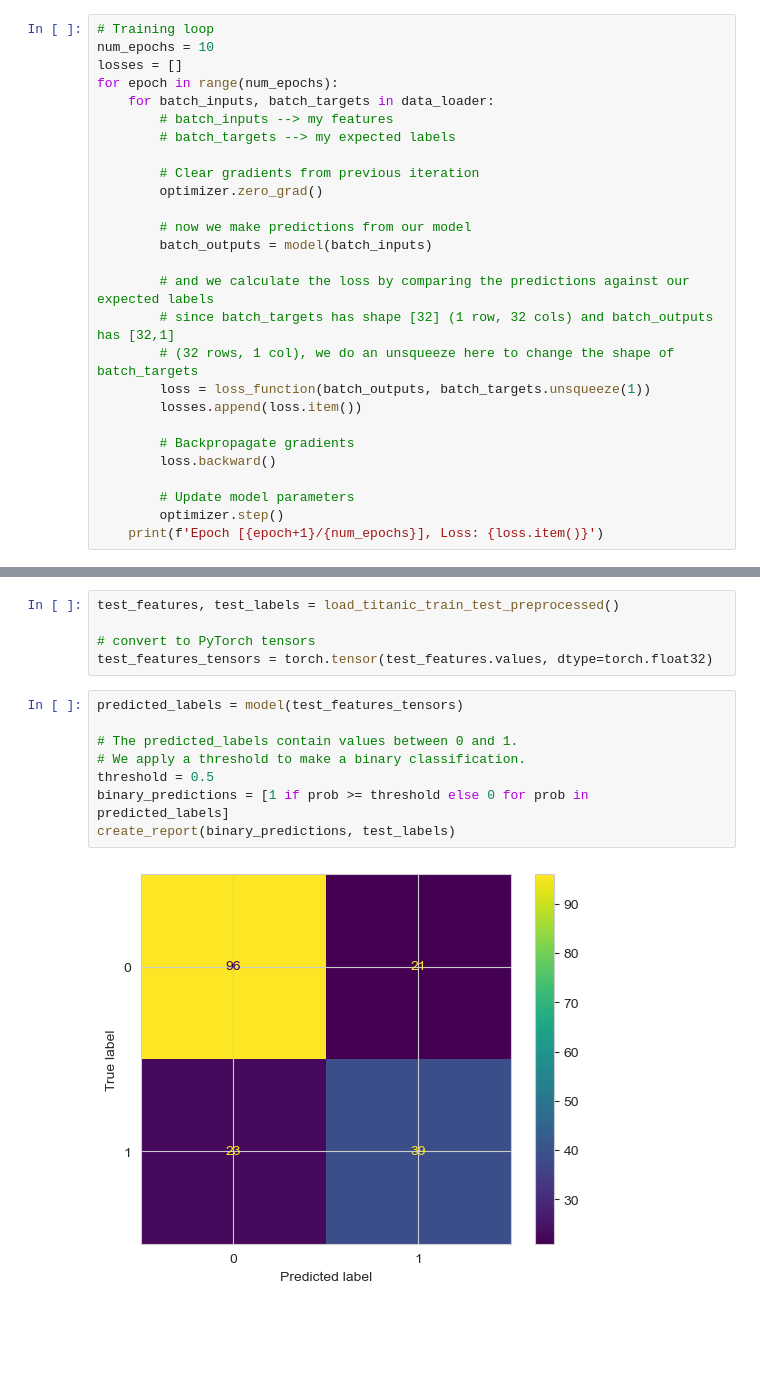
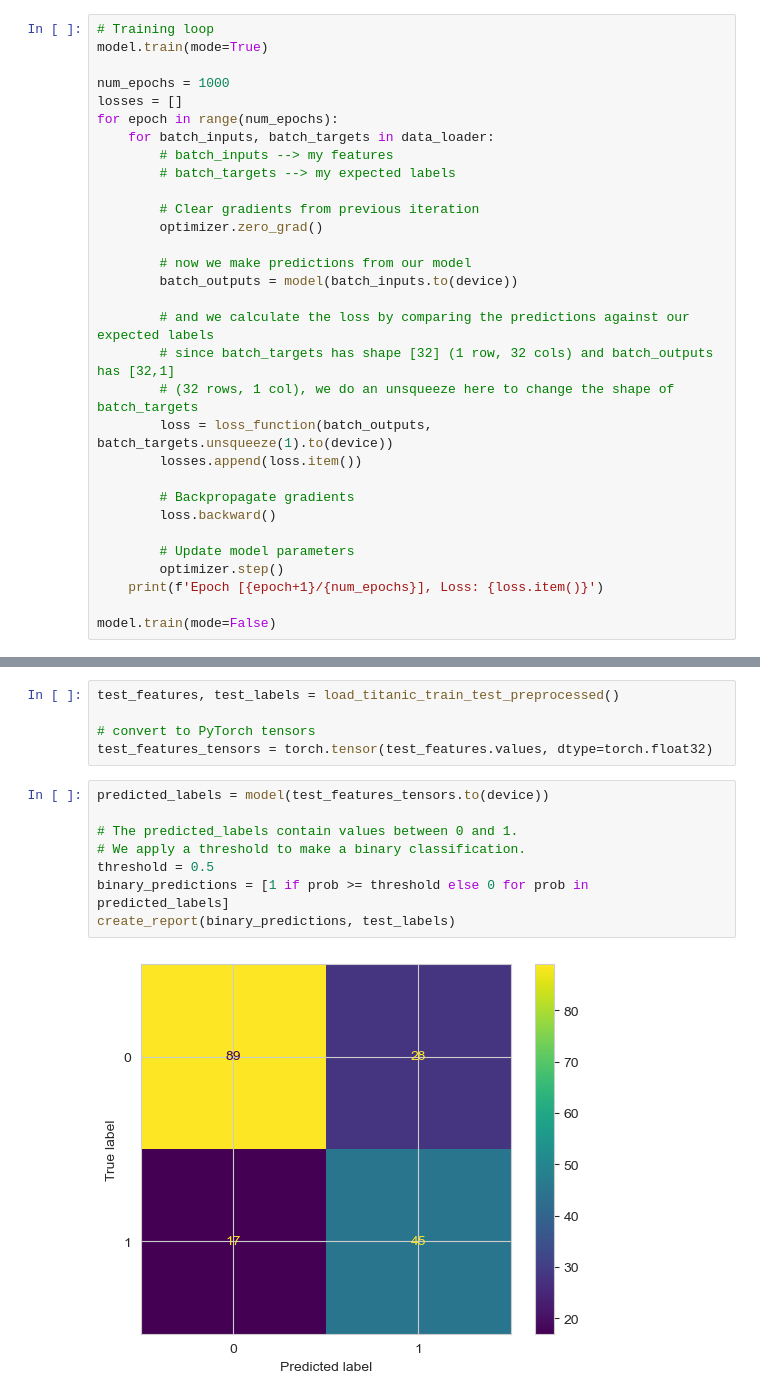
Before and after one commit to danielh1307/kaggle-titanic, a Jupyter notebook: titanic-kaggle-train-test-nn.ipynb, the cells around one changed output, grey strips where cells are left out. Cells and saved outputs as stored; diff of their text form; blank space fills up the shorter version.

```diff
--- a/titanic-kaggle-train-test-nn.ipynb
+++ b/titanic-kaggle-train-test-nn.ipynb
@@ -113,7 +113,9 @@ batch_size = 32
 data_loader = DataLoader(dataset, batch_size=batch_size, shuffle=True)
 # %%
 # Training loop
-num_epochs = 10
+model.train(mode=True)
+
+num_epochs = 1000
 losses = []
 for epoch in range(num_epochs):
     for batch_inputs, batch_targets in data_loader:
@@ -124,12 +126,12 @@ for epoch in range(num_epochs):
         optimizer.zero_grad()
 
         # now we make predictions from our model
-        batch_outputs = model(batch_inputs)
+        batch_outputs = model(batch_inputs.to(device))
 
         # and we calculate the loss by comparing the predictions against our expected labels
         # since batch_targets has shape [32] (1 row, 32 cols) and batch_outputs has [32,1]
         # (32 rows, 1 col), we do an unsqueeze here to change the shape of batch_targets
-        loss = loss_function(batch_outputs, batch_targets.unsqueeze(1))
+        loss = loss_function(batch_outputs, batch_targets.unsqueeze(1).to(device))
         losses.append(loss.item())
 
         # Backpropagate gradients
@@ -138,4 +140,6 @@ for epoch in range(num_epochs):
         # Update model parameters
         optimizer.step()
     print(f'Epoch [{epoch+1}/{num_epochs}], Loss: {loss.item()}')
+
+model.train(mode=False)
 # %% [output]
@@ -191,12 +209,12 @@ test_features, test_labels = load_titanic_train_test_preprocessed()
 # convert to PyTorch tensors
 test_features_tensors = torch.tensor(test_features.values, dtype=torch.float32)
 # %%
-predicted_labels = model(test_features_tensors)
+predicted_labels = model(test_features_tensors.to(device))
 
 # The predicted_labels contain values between 0 and 1.
 # We apply a threshold to make a binary classification.
 threshold = 0.5
 binary_predictions = [1 if prob >= threshold else 0 for prob in predicted_labels]
 create_report(binary_predictions, test_labels)
 # %% [output]
-[figure, old version]
+[figure, new version]
```
Also changed, not shown: parts of 6 cells of this notebook, 1 other file.
